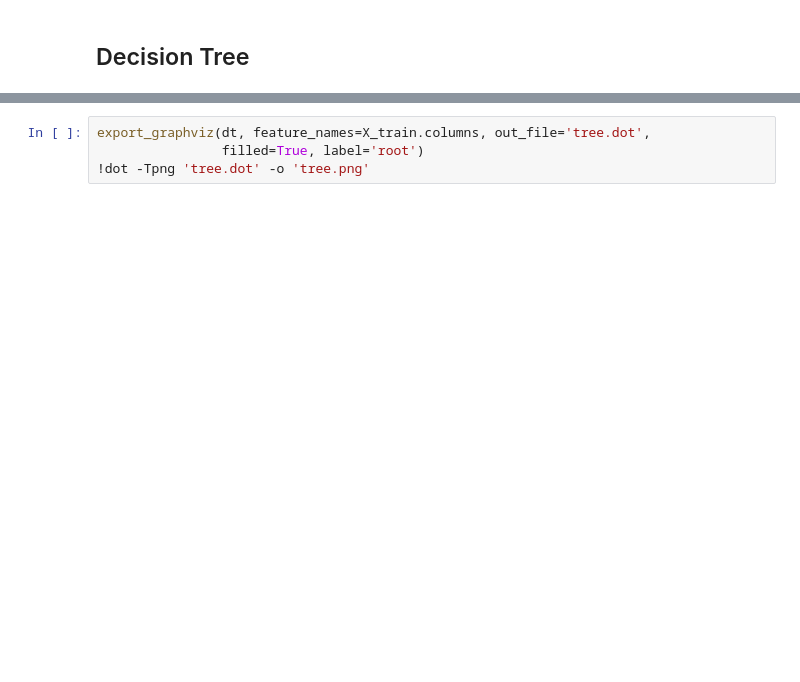
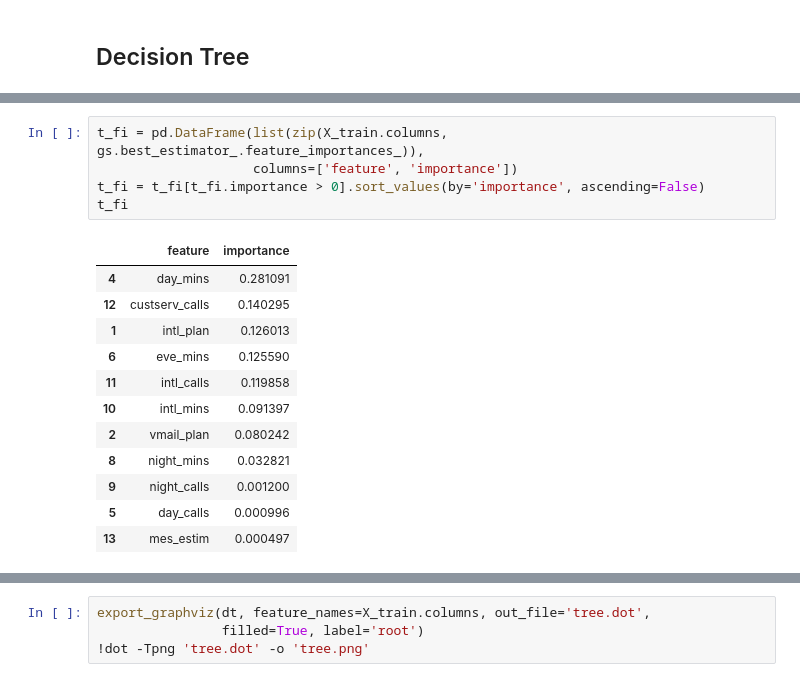
Before and after one commit to artemuk/churn-analysis, a Jupyter notebook: source/analysis.ipynb, the cells around one changed output, grey strips where cells are left out. Drawn from its saved outputs; the diff is of its cells as text; blank space fills up the shorter version.

```diff
--- a/source/analysis.ipynb
+++ b/source/analysis.ipynb
@@ -513,0 +560,18 @@ print("Test: %f" % roc_auc_score(y_val, gs.best_estimator_.predict_proba(X_val)[
+# %%
+t_fi = pd.DataFrame(list(zip(X_train.columns, gs.best_estimator_.feature_importances_)),
+                    columns=['feature', 'importance'])
+t_fi = t_fi[t_fi.importance > 0].sort_values(by='importance', ascending=False)
+t_fi
+# %% [output]
+|  | feature | importance |
+| 4 | day_mins | 0.281091 |
+| 12 | custserv_calls | 0.140295 |
+| 1 | intl_plan | 0.126013 |
+| 6 | eve_mins | 0.125590 |
+| 11 | intl_calls | 0.119858 |
+| 10 | intl_mins | 0.091397 |
+| 2 | vmail_plan | 0.080242 |
+| 8 | night_mins | 0.032821 |
+| 9 | night_calls | 0.001200 |
+| 5 | day_calls | 0.000996 |
+| 13 | mes_estim | 0.000497 |
```
Also changed, not shown: parts of 27 cells of this notebook, 1 other file.
